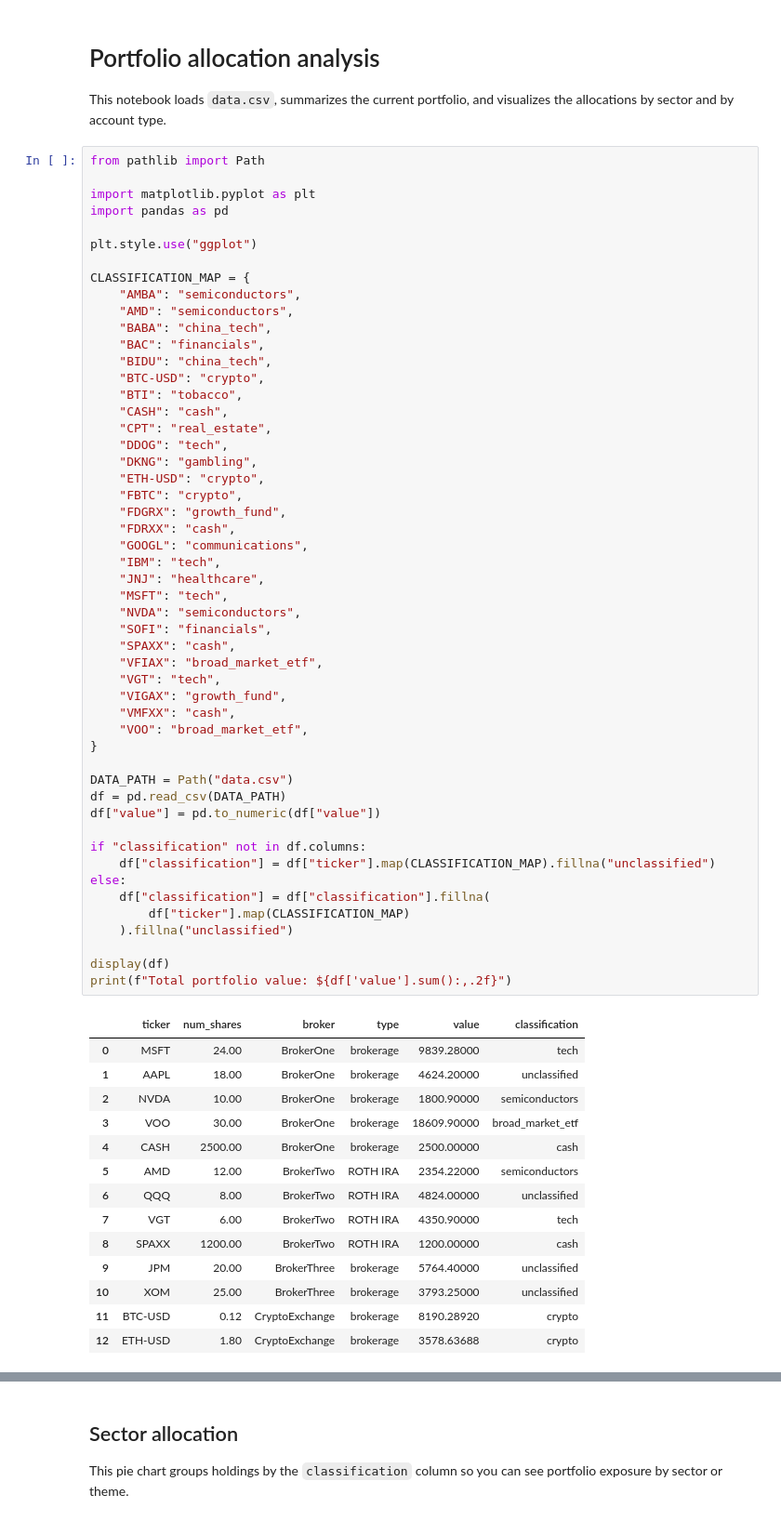
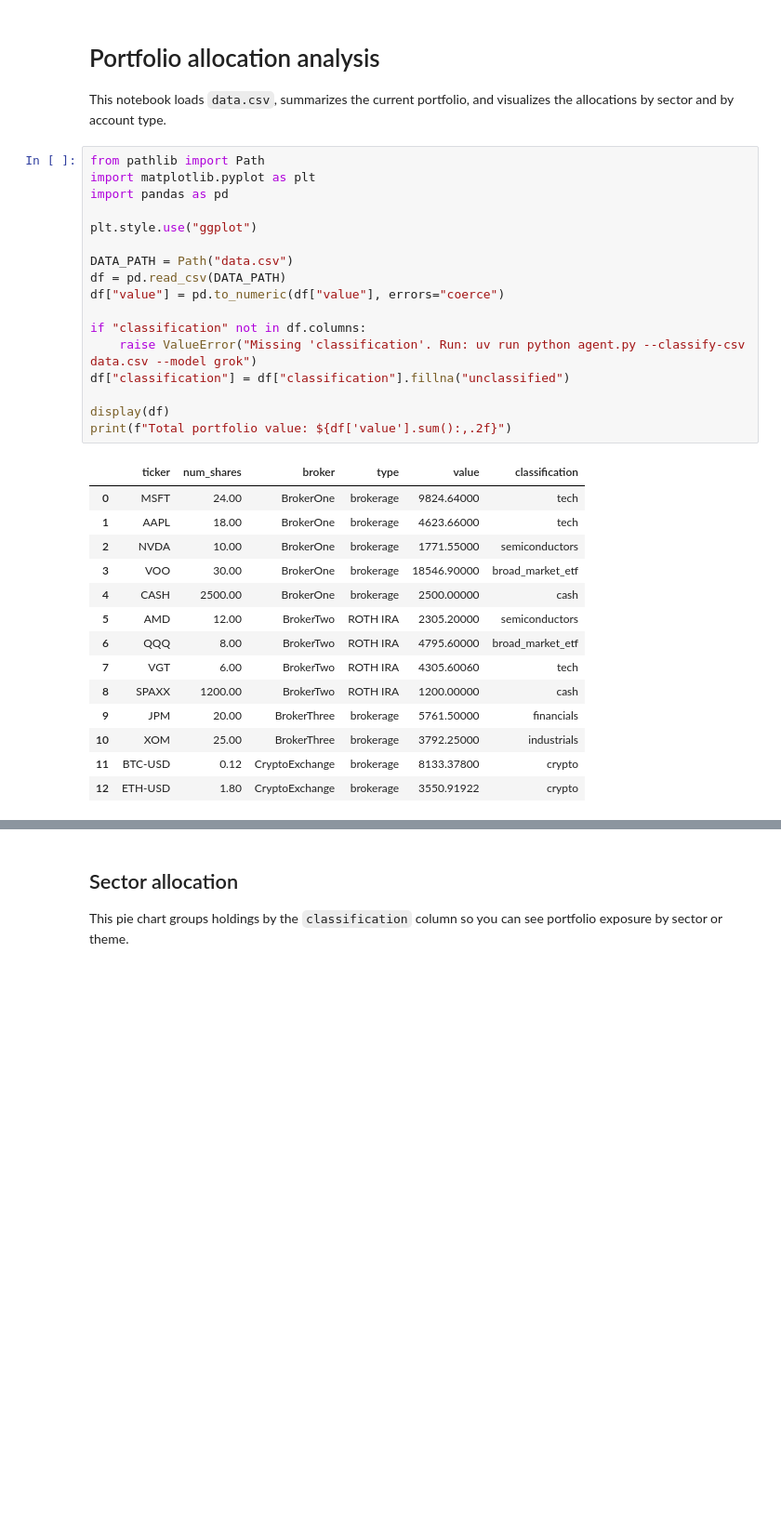
Before and after one commit to ng4567/portfolio-analysis-agent, a Jupyter notebook: analysis.ipynb, the cells around one changed output, grey strips where cells are left out. Shown at 93% size. Cells and saved outputs as stored; diff of their text form; blank space fills up the shorter version.

```diff
--- a/analysis.ipynb
+++ b/analysis.ipynb
@@ -4,67 +4,33 @@
 This notebook loads `data.csv`, summarizes the current portfolio, and visualizes the allocations by sector and by account type.
 # %%
 from pathlib import Path
-
 import matplotlib.pyplot as plt
 import pandas as pd
 
 plt.style.use("ggplot")
 
-CLASSIFICATION_MAP = {
-    "AMBA": "semiconductors",
-    "AMD": "semiconductors",
-    "BABA": "china_tech",
-    "BAC": "financials",
-    "BIDU": "china_tech",
-    "BTC-USD": "crypto",
-    "BTI": "tobacco",
-    "CASH": "cash",
-    "CPT": "real_estate",
-    "DDOG": "tech",
-    "DKNG": "gambling",
-    "ETH-USD": "crypto",
-    "FBTC": "crypto",
-    "FDGRX": "growth_fund",
-    "FDRXX": "cash",
-    "GOOGL": "communications",
-    "IBM": "tech",
-    "JNJ": "healthcare",
-    "MSFT": "tech",
-    "NVDA": "semiconductors",
-    "SOFI": "financials",
-    "SPAXX": "cash",
-    "VFIAX": "broad_market_etf",
-    "VGT": "tech",
-    "VIGAX": "growth_fund",
-    "VMFXX": "cash",
-    "VOO": "broad_market_etf",
-}
-
 DATA_PATH = Path("data.csv")
 df = pd.read_csv(DATA_PATH)
-df["value"] = pd.to_numeric(df["value"])
+df["value"] = pd.to_numeric(df["value"], errors="coerce")
 
 if "classification" not in df.columns:
-    df["classification"] = df["ticker"].map(CLASSIFICATION_MAP).fillna("unclassified")
-else:
-    df["classification"] = df["classification"].fillna(
-        df["ticker"].map(CLASSIFICATION_MAP)
-    ).fillna("unclassified")
+    raise ValueError("Missing 'classification'. Run: uv run python agent.py --classify-csv data.csv --model grok")
+df["classification"] = df["classification"].fillna("unclassified")
 
 display(df)
 print(f"Total portfolio value: ${df['value'].sum():,.2f}")
 # %% [output]
 |  | ticker | num_shares | broker | type | value | classification |
-| 0 | MSFT | 24.00 | BrokerOne | brokerage | 9839.28000 | tech |
-| 1 | AAPL | 18.00 | BrokerOne | brokerage | 4624.20000 | unclassified |
-| 2 | NVDA | 10.00 | BrokerOne | brokerage | 1800.90000 | semiconductors |
-| 3 | VOO | 30.00 | BrokerOne | brokerage | 18609.90000 | broad_market_etf |
+| 0 | MSFT | 24.00 | BrokerOne | brokerage | 9824.64000 | tech |
+| 1 | AAPL | 18.00 | BrokerOne | brokerage | 4623.66000 | tech |
+| 2 | NVDA | 10.00 | BrokerOne | brokerage | 1771.55000 | semiconductors |
+| 3 | VOO | 30.00 | BrokerOne | brokerage | 18546.90000 | broad_market_etf |
 | 4 | CASH | 2500.00 | BrokerOne | brokerage | 2500.00000 | cash |
-| 5 | AMD | 12.00 | BrokerTwo | ROTH IRA | 2354.22000 | semiconductors |
-| 6 | QQQ | 8.00 | BrokerTwo | ROTH IRA | 4824.00000 | unclassified |
-| 7 | VGT | 6.00 | BrokerTwo | ROTH IRA | 4350.90000 | tech |
+| 5 | AMD | 12.00 | BrokerTwo | ROTH IRA | 2305.20000 | semiconductors |
+| 6 | QQQ | 8.00 | BrokerTwo | ROTH IRA | 4795.60000 | broad_market_etf |
+| 7 | VGT | 6.00 | BrokerTwo | ROTH IRA | 4305.60060 | tech |
 | 8 | SPAXX | 1200.00 | BrokerTwo | ROTH IRA | 1200.00000 | cash |
-| 9 | JPM | 20.00 | BrokerThree | brokerage | 5764.40000 | unclassified |
-| 10 | XOM | 25.00 | BrokerThree | brokerage | 3793.25000 | unclassified |
-| 11 | BTC-USD | 0.12 | CryptoExchange | brokerage | 8190.28920 | crypto |
-| 12 | ETH-USD | 1.80 | CryptoExchange | brokerage | 3578.63688 | crypto |
+| 9 | JPM | 20.00 | BrokerThree | brokerage | 5761.50000 | financials |
+| 10 | XOM | 25.00 | BrokerThree | brokerage | 3792.25000 | industrials |
+| 11 | BTC-USD | 0.12 | CryptoExchange | brokerage | 8133.37800 | crypto |
+| 12 | ETH-USD | 1.80 | CryptoExchange | brokerage | 3550.91922 | crypto |
```
Also changed, not shown: parts of 3 cells of this notebook.
